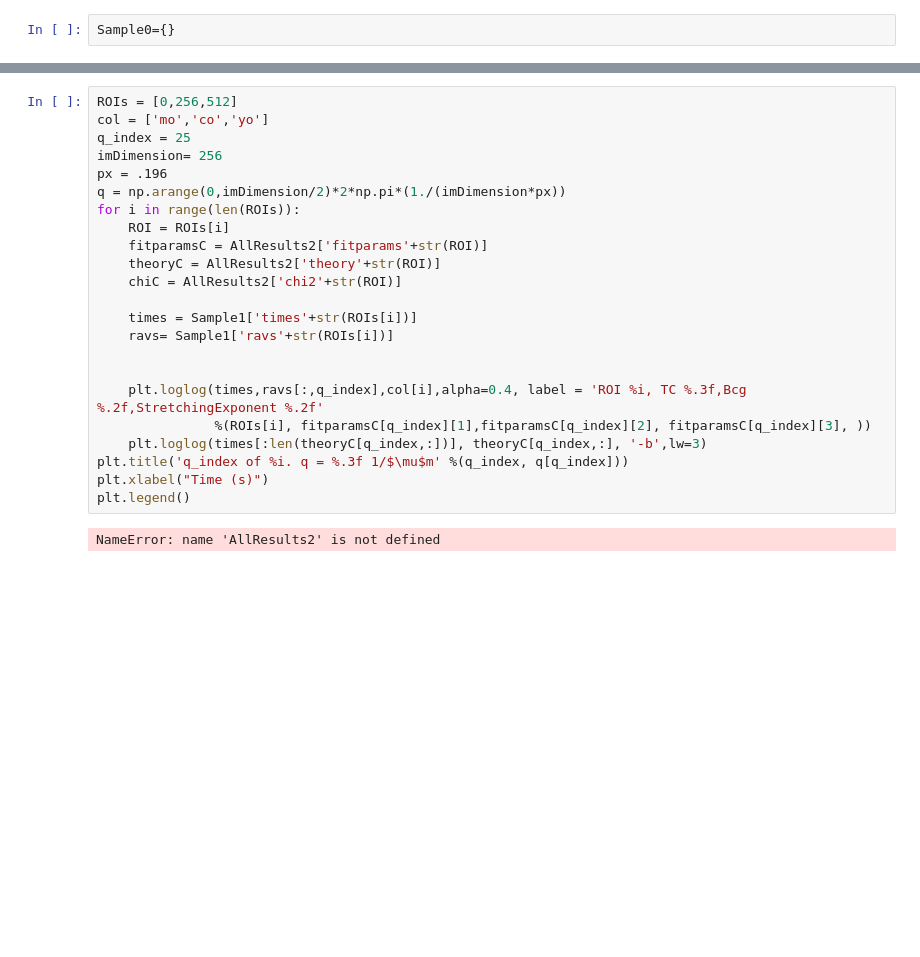
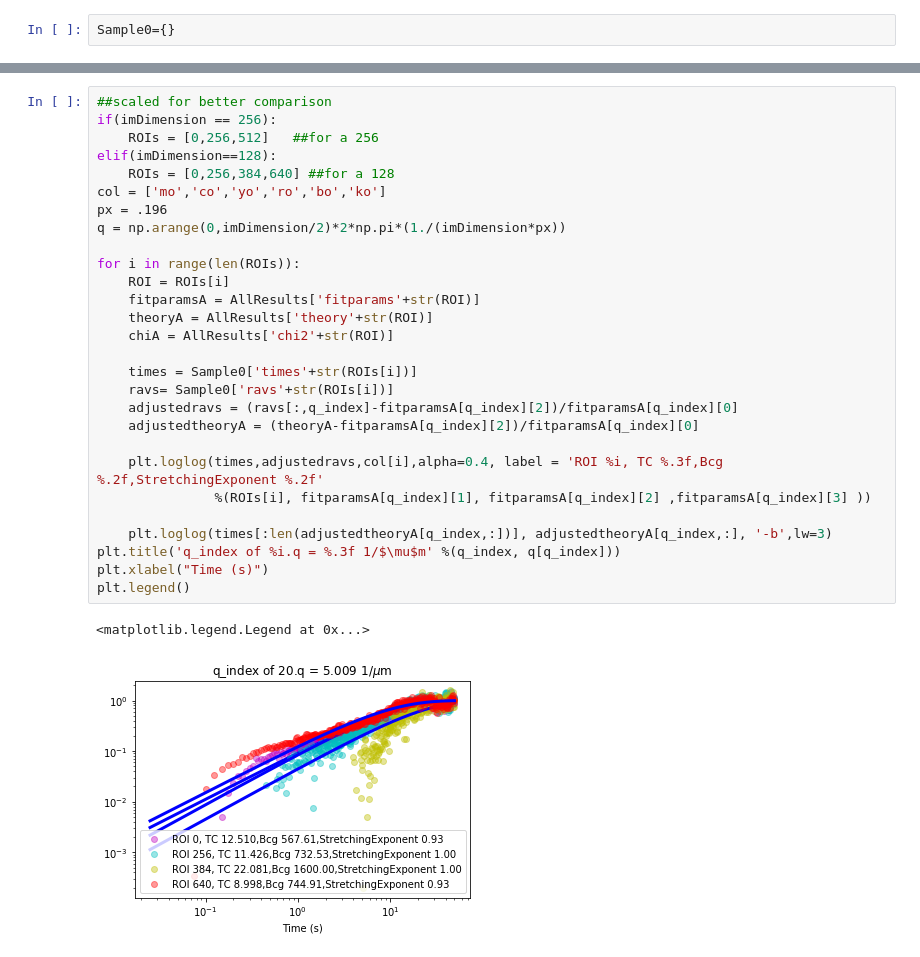
Before and after one commit to chmatsuda/Differential-Dynamic-Microscopy---Python, a Jupyter notebook: NewAnalysisFiles/Plotting the Fits for a Specified q ACTIN.ipynb, the cells around one changed output, grey strips where cells are left out. Cells and saved outputs as stored; diff of their text form; blank space fills up the shorter version.

```diff
--- a/NewAnalysisFiles/Plotting the Fits for a Specified q ACTIN.ipynb
+++ b/NewAnalysisFiles/Plotting the Fits for a Specified q ACTIN.ipynb
@@ -155,25 +125,31 @@ plt.legend()
 # %%
-ROIs = [0,256,512]
-col = ['mo','co','yo']
-q_index = 25
-imDimension= 256
+##scaled for better comparison
+if(imDimension == 256):
+    ROIs = [0,256,512]   ##for a 256
+elif(imDimension==128):
+    ROIs = [0,256,384,640] ##for a 128
+col = ['mo','co','yo','ro','bo','ko']
 px = .196
 q = np.arange(0,imDimension/2)*2*np.pi*(1./(imDimension*px))
+
 for i in range(len(ROIs)):
     ROI = ROIs[i]
-    fitparamsC = AllResults2['fitparams'+str(ROI)]
-    theoryC = AllResults2['theory'+str(ROI)]
-    chiC = AllResults2['chi2'+str(ROI)]
+    fitparamsA = AllResults['fitparams'+str(ROI)]
+    theoryA = AllResults['theory'+str(ROI)]
+    chiA = AllResults['chi2'+str(ROI)]
 
-    times = Sample1['times'+str(ROIs[i])]
-    ravs= Sample1['ravs'+str(ROIs[i])]
+    times = Sample0['times'+str(ROIs[i])]
+    ravs= Sample0['ravs'+str(ROIs[i])]
+    adjustedravs = (ravs[:,q_index]-fitparamsA[q_index][2])/fitparamsA[q_index][0]
+    adjustedtheoryA = (theoryA-fitparamsA[q_index][2])/fitparamsA[q_index][0]
 
+    plt.loglog(times,adjustedravs,col[i],alpha=0.4, label = 'ROI %i, TC %.3f,Bcg %.2f,StretchingExponent %.2f'
+               %(ROIs[i], fitparamsA[q_index][1], fitparamsA[q_index][2] ,fitparamsA[q_index][3] ))
 
-    plt.loglog(times,ravs[:,q_index],col[i],alpha=0.4, label = 'ROI %i, TC %.3f,Bcg %.2f,StretchingExponent %.2f'
-               %(ROIs[i], fitparamsC[q_index][1],fitparamsC[q_index][2], fitparamsC[q_index][3], ))
-    plt.loglog(times[:len(theoryC[q_index,:])], theoryC[q_index,:], '-b',lw=3)
-plt.title('q_index of %i. q = %.3f 1/$\mu$m' %(q_index, q[q_index]))
+    plt.loglog(times[:len(adjustedtheoryA[q_index,:])], adjustedtheoryA[q_index,:], '-b',lw=3)
+plt.title('q_index of %i.q = %.3f 1/$\mu$m' %(q_index, q[q_index]))
 plt.xlabel("Time (s)")
 plt.legend()
 # %% [output]
-NameError: name 'AllResults2' is not defined
+<matplotlib.legend.Legend at 0x...>
+[figure, added]
```
Also changed, not shown: parts of 14 cells of this notebook, 11 other files.
